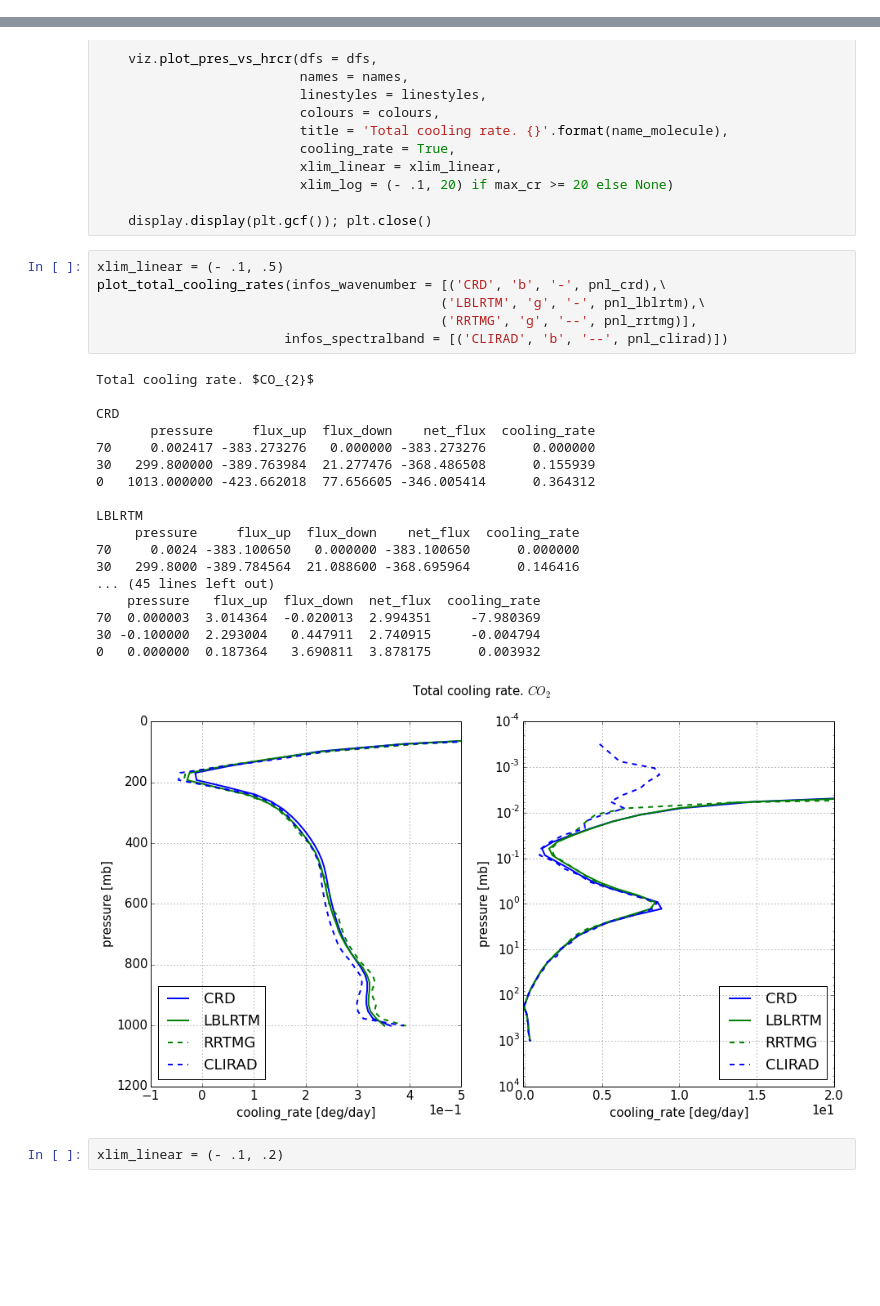
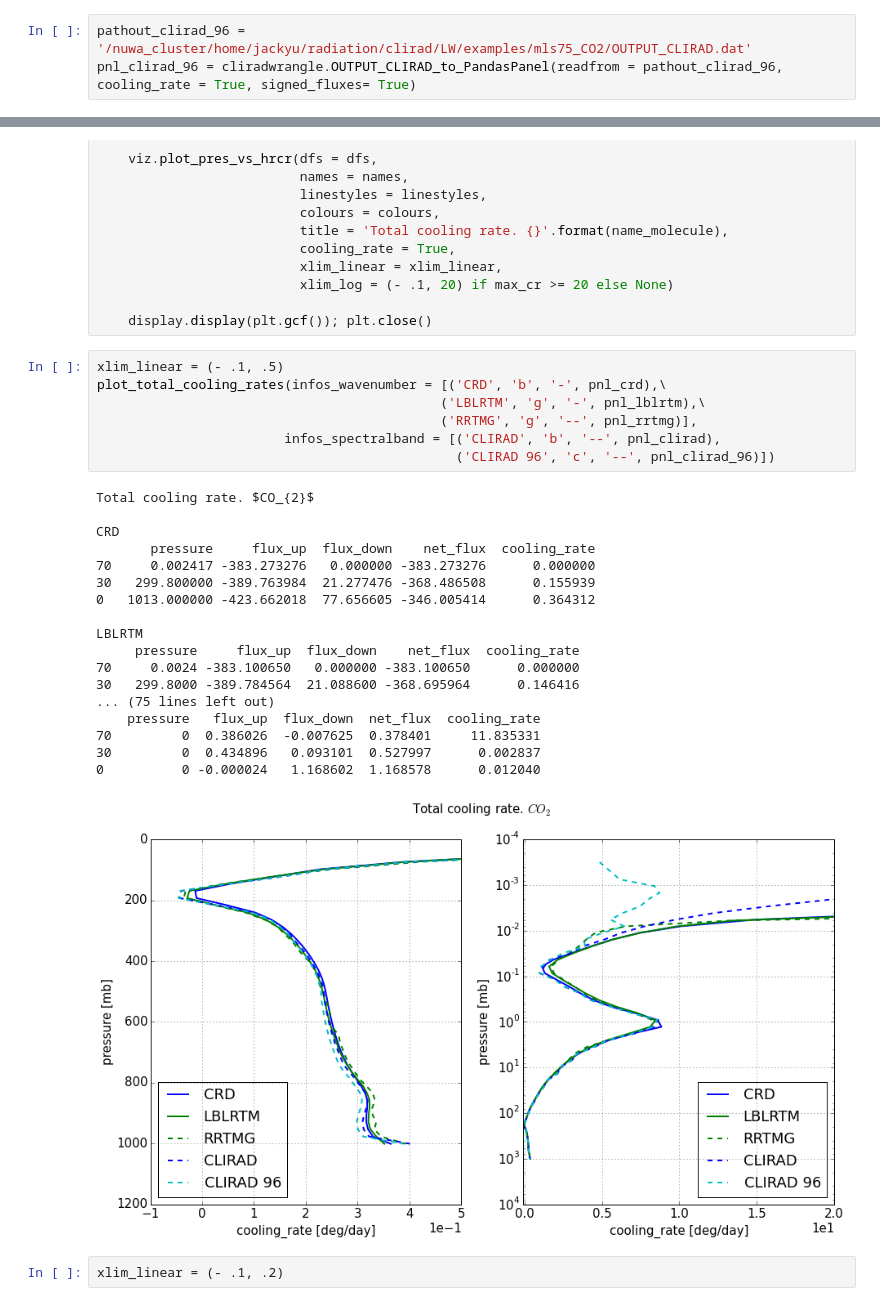
Before and after one commit to qAp/offline_radiation_notebooks, a Jupyter notebook: longwave_mls_CO2.ipynb, the cells around one changed output, grey strips where cells are left out. Cells and saved outputs as stored; diff of their text form; blank space fills up the shorter version.

```diff
--- a/longwave_mls_CO2.ipynb
+++ b/longwave_mls_CO2.ipynb
@@ -53,6 +53,9 @@ pnl_crd1 = aerutils.OUTPUT_RADSUM_to_pandasPanel(readfrom = pathout_crd1, coolin
 # Read OUTPUT_CLIRAD.dat
 pathout_clirad = '/nuwa_cluster/home/jackyu/radiation/clirad/LW/examples/mls75_CO2_H2012/OUTPUT_CLIRAD.dat'
 pnl_clirad = cliradwrangle.OUTPUT_CLIRAD_to_PandasPanel(readfrom = pathout_clirad, cooling_rate = True, signed_fluxes= True)
+# %%
+pathout_clirad_96 = '/nuwa_cluster/home/jackyu/radiation/clirad/LW/examples/mls75_CO2/OUTPUT_CLIRAD.dat'
+pnl_clirad_96 = cliradwrangle.OUTPUT_CLIRAD_to_PandasPanel(readfrom = pathout_clirad_96, cooling_rate = True, signed_fluxes= True)
 # %%
 # prepare results Hitran 2012 updated version
 def path_cliradlw_h2012():
@@ -129,28 +132,29 @@ def plot_total_cooling_rates(infos_wavenumber = None, infos_spectralband = None)
 # %%
 xlim_linear = (- .1, .5)
 plot_total_cooling_rates(infos_wavenumber = [('CRD', 'b', '-', pnl_crd),\
                                             ('LBLRTM', 'g', '-', pnl_lblrtm),\
                                             ('RRTMG', 'g', '--', pnl_rrtmg)],
-                        infos_spectralband = [('CLIRAD', 'b', '--', pnl_clirad)])
+                        infos_spectralband = [('CLIRAD', 'b', '--', pnl_clirad),
+                                              ('CLIRAD 96', 'c', '--', pnl_clirad_96)])
 # %% [output]
 Total cooling rate. $CO_{2}$
 
 CRD
        pressure     flux_up  flux_down    net_flux  cooling_rate
 70     0.002417 -383.273276   0.000000 -383.273276      0.000000
 30   299.800000 -389.763984  21.277476 -368.486508      0.155939
 0   1013.000000 -423.662018  77.656605 -346.005414      0.364312
 
 LBLRTM
      pressure     flux_up  flux_down    net_flux  cooling_rate
 70     0.0024 -383.100650   0.000000 -383.100650      0.000000
 30   299.8000 -389.784564  21.088600 -368.695964      0.146416
-... (45 lines left out)
+... (75 lines left out)
     pressure   flux_up  flux_down  net_flux  cooling_rate
-70  0.000003  3.014364  -0.020013  2.994351     -7.980369
-30 -0.100000  2.293004   0.447911  2.740915     -0.004794
-0   0.000000  0.187364   3.690811  3.878175      0.003932
+70         0  0.386026  -0.007625  0.378401     11.835331
+30         0  0.434896   0.093101  0.527997      0.002837
+0          0 -0.000024   1.168602  1.168578      0.012040
-[figure, old version]
+[figure, new version]
 # %%
 xlim_linear = (- .1, .2)
 # %% [markdown]
```
Also changed, not shown: parts of 1 cell of this notebook, 1 other file.
